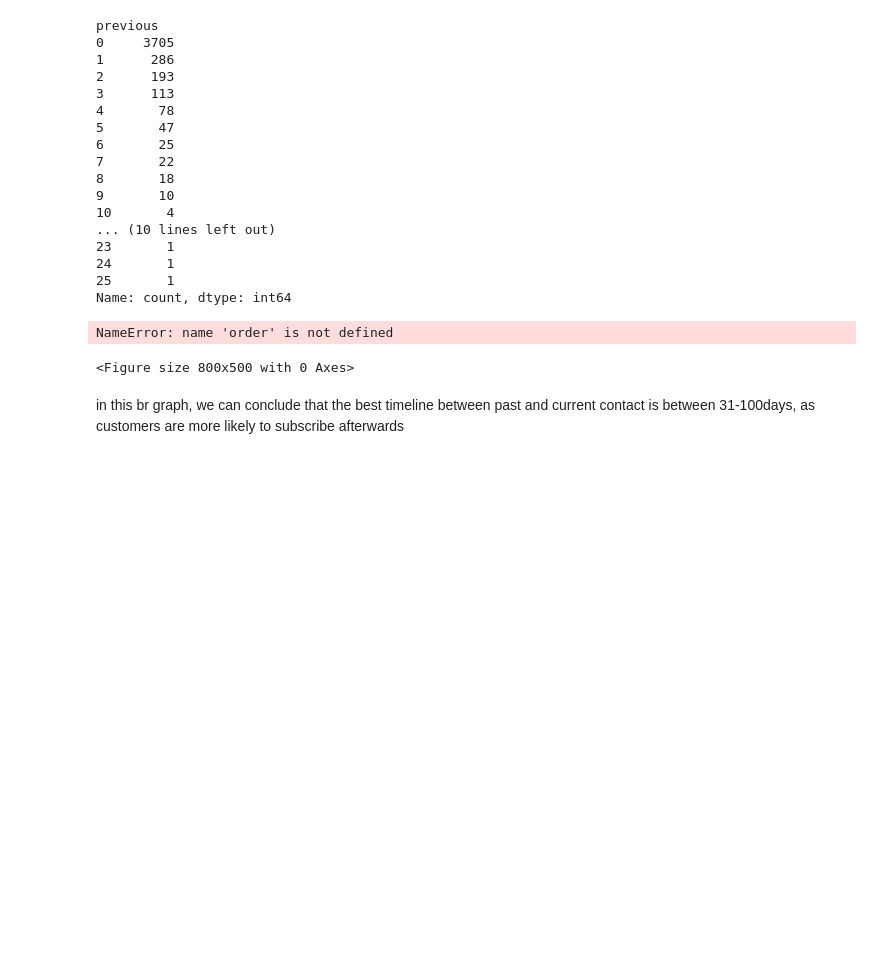
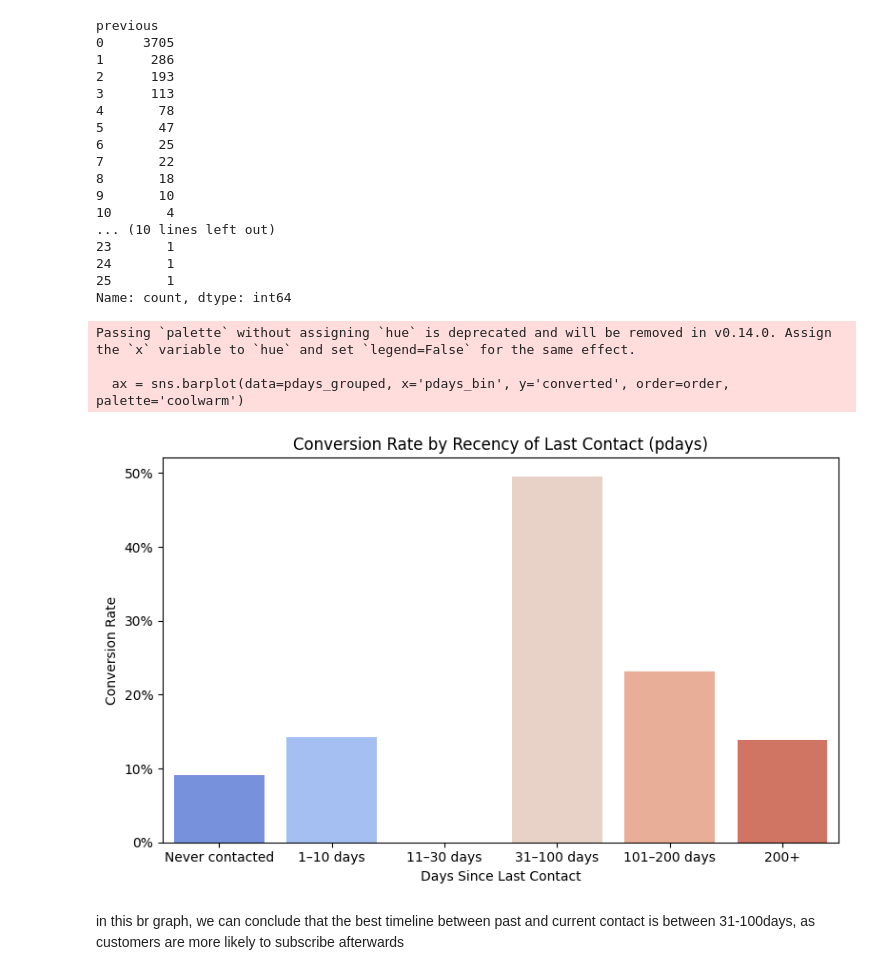
Before and after one commit to 45modeus/DI-Bootcamp, a Jupyter notebook: Week12/day1/hackathon.ipynb, the cells around one changed output. Drawn from its saved outputs; the diff is of its cells as text; code cells hidden in the pictures; blank space fills up the shorter version.

```diff
--- a/Week12/day1/hackathon.ipynb
+++ b/Week12/day1/hackathon.ipynb
@@ -816,33 +816,40 @@ Name: count, dtype: int64
 # %%
 #average conversion of previous and pdays
 
 #convert y into 1(yes) and 0(no)
 df['converted'] = (df['y'] == 'yes').astype(int)
 
-
-#pdays bins
+# Bin the 'pdays' column
 df['pdays_bin'] = pd.cut(
     df['pdays'],
-    bins=[-2, 0, 10, 30, 100, 200, float('inf')],
+    bins=[-1.1, 0, 10, 30, 100, 200, float('inf')],
     labels=['Never contacted', '1–10 days', '11–30 days', '31–100 days', '101–200 days', '200+']
 )
 
-pdays_grouped = df.groupby(['pdays_bin'])['converted'].mean().reset_index()
+# Group by binned 'pdays' and calculate conversion rate
+pdays_grouped = df.groupby('pdays_bin')['converted'].mean().reset_index()
 
+# Define the order of categories for the plot
+order = ['Never contacted', '1–10 days', '11–30 days', '31–100 days', '101–200 days', '200+']
+
+# Plot
 plt.figure(figsize=(8, 5))
 ax = sns.barplot(data=pdays_grouped, x='pdays_bin', y='converted', order=order, palette='coolwarm')
 
-# Convert decimal values to %
+# Format y-axis as percentages
 ax.yaxis.set_major_formatter(mtick.PercentFormatter(1.0))
 
+# Labels and title
 plt.title('Conversion Rate by Recency of Last Contact (pdays)')
 plt.xlabel('Days Since Last Contact')
 plt.ylabel('Conversion Rate')
 plt.tight_layout()
 plt.show()
 # %% [output]
-NameError: name 'order' is not defined
+Passing `palette` without assigning `hue` is deprecated and will be removed in v0.14.0. Assign the `x` variable to `hue` and set `legend=False` for the same effect.
+
+  ax = sns.barplot(data=pdays_grouped, x='pdays_bin', y='converted', order=order, palette='coolwarm')
-<Figure size 800x500 with 0 Axes>
+[figure, added]
 # %% [markdown]
 in this br graph, we can conclude that the best timeline between past and current contact is between 31-100days, as customers are more likely to subscribe afterwards
 # %%
```
Also changed, not shown: parts of 2 cells of this notebook.
